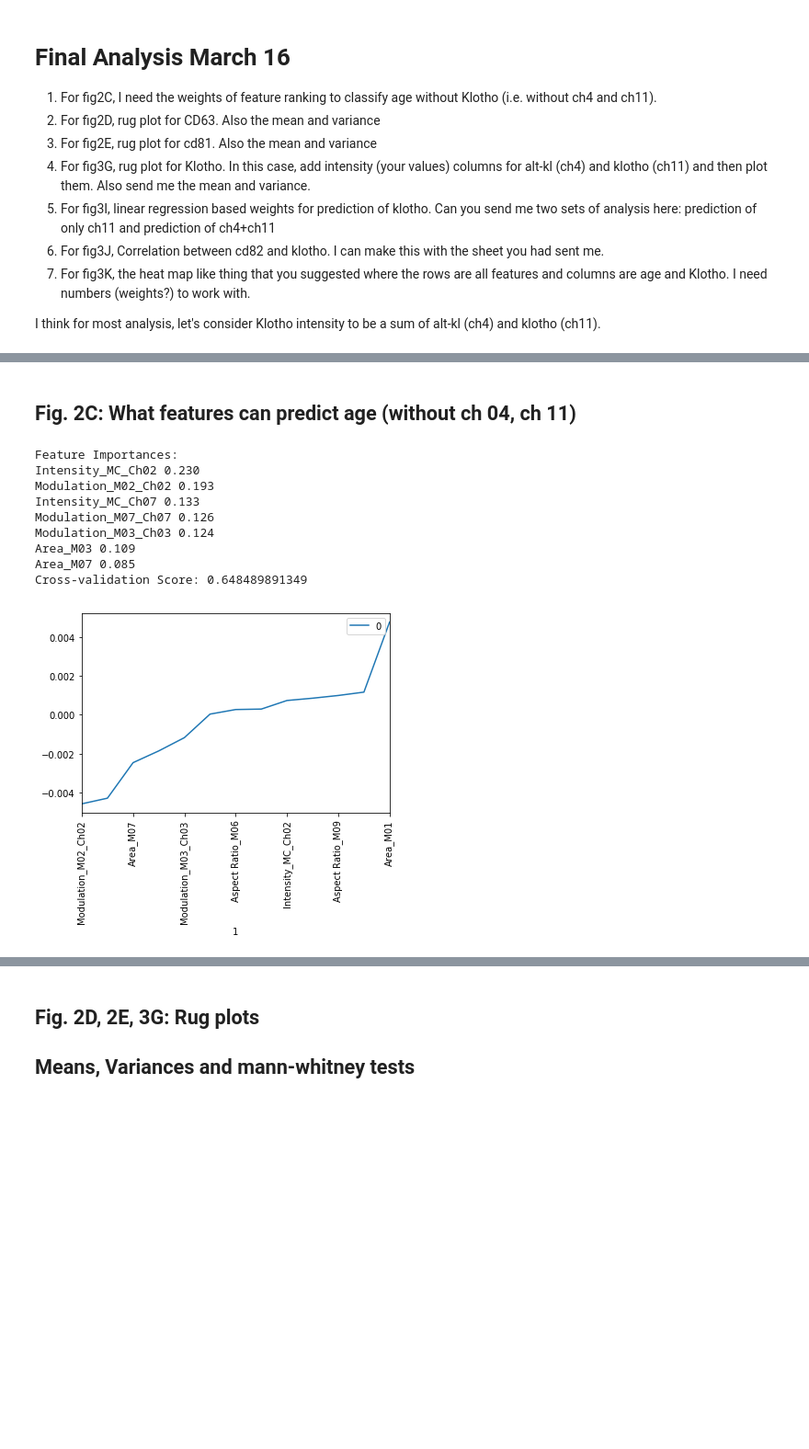
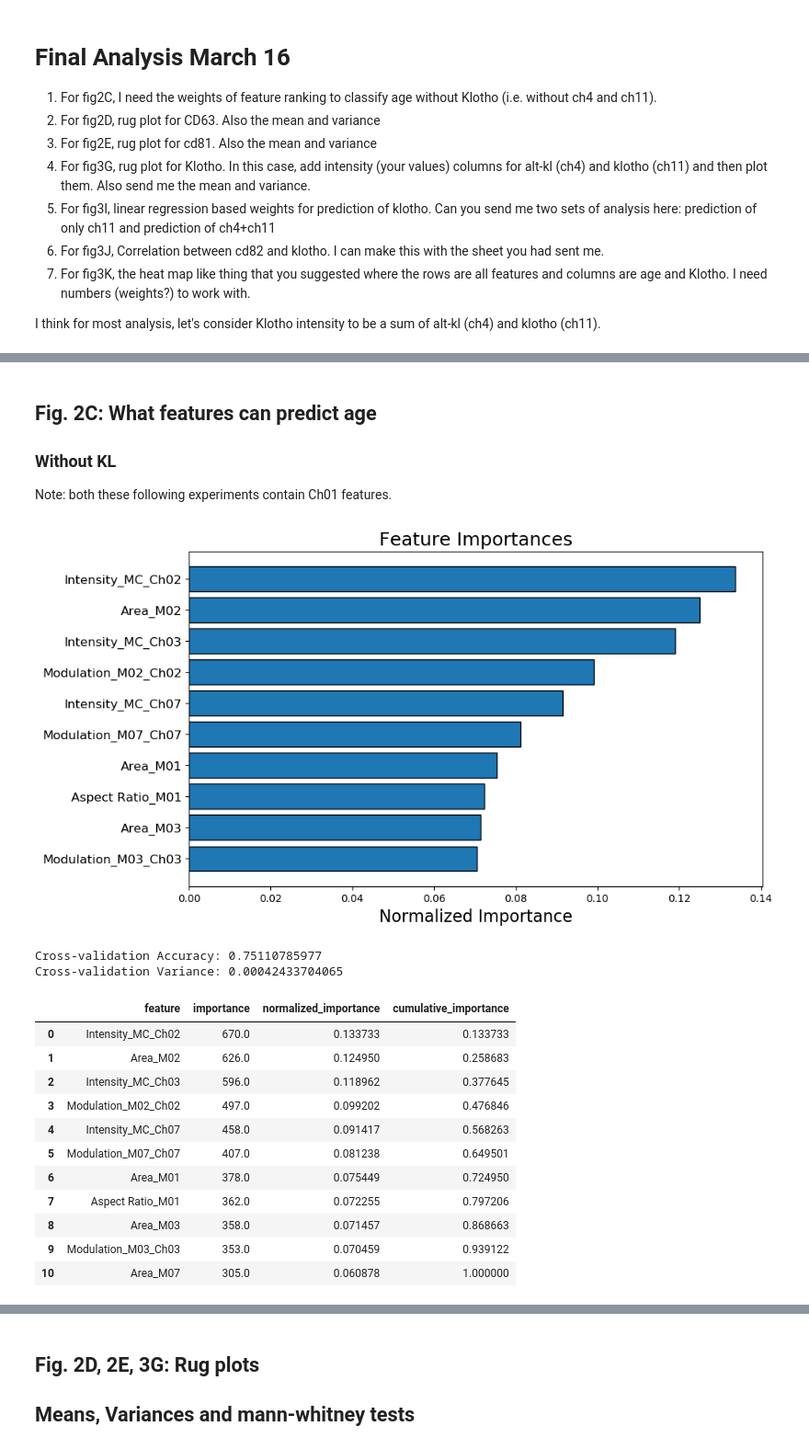
Before and after one commit to ankitbhatia/bioimage_aging, a Jupyter notebook: Final Analysis March 16.ipynb, the cells around one changed output, grey strips where cells are left out. Shown at 92% size. Drawn from its saved outputs; the diff is of its cells as text; code cells hidden in the pictures; blank space fills up the shorter version.

```diff
--- a/Final Analysis March 16.ipynb
+++ b/Final Analysis March 16.ipynb
@@ -135,61 +100,61 @@ filtered_db = unfiltered_db[data]
 # %% [markdown]
-## Fig. 2C: What features can predict age (without ch 04, ch 11)
+## Fig. 2C: What features can predict age
+
+### Without KL
+
+Note: both these following experiments contain Ch01 features.
 # %%
 new_db = filtered_db
-#When I was calling this function, it wasn't actually doing anything. No wonder we were getting
-#such crappy accuracies.
 new_db = new_db.sample(frac=1)
 
 # Create the outputs Class
 Y = new_db.Class.to_numpy()
 Y = Y>0 # young =1 old = 0
 
 X = new_db.drop(['Class', 'Object Number',], axis=1)
 X = X.drop([i for i in X.columns if "Bkgd Mean" in i] , axis=1)
-X = X.drop([i for i in X.columns if "01" in i] , axis=1)
+# X = X.drop([i for i in X.columns if "01" in i] , axis=1)
 X = X.drop([i for i in X.columns if "09" in i] , axis=1)
 X = X.drop([i for i in X.columns if "06" in i] , axis=1)
 X = X.drop([i for i in X.columns if "04" in i] , axis=1)
 X = X.drop([i for i in X.columns if "11" in i] , axis=1)
+X = X.drop([i for i in X.columns if "KL" in i] , axis=1)
 
 #This should drop nothing.
 X = X.drop(X.columns[X.isna().any()].tolist(), axis=1)
 
-# train a classifier on all the data
-clf = DecisionTreeClassifier(criterion='entropy')
-sol = clf.fit(X.to_numpy(),Y.astype('int'))
-
-# Print out the feature importances
-print('Feature Importances:')
-imp = sol.feature_importances_
-features = {}
-for i in range(0,X.shape[1]):
-    print(X.columns[np.argmax(imp)] + ' ' + '{:0.3f}'.format(np.max(imp)))
-    features[X.columns[np.argmax(imp)]] = np.max(imp)
-    imp[np.argmax(imp)] = 0
+with io.capture_output() as captured:
+    fs = FeatureSelector(data = X, labels = Y)
+    fs.identify_missing(missing_threshold=0.6);
+    fs.identify_single_unique()
+    fs.identify_collinear(correlation_threshold=0.975)
+    # fs.plot_collinear(plot_all=True)
+    fs.identify_zero_importance(task = 'classification', eval_metric = 'auc',
+                                n_iterations = 10, early_stopping = True)
+fs.plot_feature_importances(plot_n = 12)
 
 # Print the crossvalidation score:
-s = cross_val_score(clf, X.to_numpy(), Y.astype('int'), cv=20, n_jobs=-1)
-print('Cross-validation Score: ' + str(np.mean(s)))
+model = LGBMClassifier(n_estimators=1000, learning_rate=0.05, verbose=1)
+s = cross_val_score(model, X.to_numpy(), Y.astype('int'), cv=20, n_jobs=-1)
+print('Cross-validation Accuracy: ' + str(np.mean(s)))
+print('Cross-validation Variance: ' + str(np.var(s)))
 
-# Plot a graph with all the features
-# sorted_d = OrderedDict(sorted(features.items(), key=lambda x: x[1]))
-# names = list(sorted_d.keys())
-# values = list(sorted_d.values())
 
-df = pd.DataFrame(list(zip(values,names))).set_index(1)
-
-df.plot.line(rot=90)
-
-features_1 = features
+features_0 = fs.feature_importances
+fs.feature_importances
 # %% [output]
+[figure, new version]
-Feature Importances:
-Intensity_MC_Ch02 0.230
-Modulation_M02_Ch02 0.193
-Intensity_MC_Ch07 0.133
-Modulation_M07_Ch07 0.126
-Modulation_M03_Ch03 0.124
-Area_M03 0.109
-Area_M07 0.085
-Cross-validation Score: 0.648489891349
+Cross-validation Accuracy: 0.75110785977
+Cross-validation Variance: 0.00042433704065
-[figure, old version]
+|  | feature | importance | normalized_importance | cumulative_importance |
+| 0 | Intensity_MC_Ch02 | 670.0 | 0.133733 | 0.133733 |
+| 1 | Area_M02 | 626.0 | 0.124950 | 0.258683 |
+| 2 | Intensity_MC_Ch03 | 596.0 | 0.118962 | 0.377645 |
+| 3 | Modulation_M02_Ch02 | 497.0 | 0.099202 | 0.476846 |
+| 4 | Intensity_MC_Ch07 | 458.0 | 0.091417 | 0.568263 |
+| 5 | Modulation_M07_Ch07 | 407.0 | 0.081238 | 0.649501 |
+| 6 | Area_M01 | 378.0 | 0.075449 | 0.724950 |
+| 7 | Aspect Ratio_M01 | 362.0 | 0.072255 | 0.797206 |
+| 8 | Area_M03 | 358.0 | 0.071457 | 0.868663 |
+| 9 | Modulation_M03_Ch03 | 353.0 | 0.070459 | 0.939122 |
+| 10 | Area_M07 | 305.0 | 0.060878 | 1.000000 |
```
Also changed, not shown: parts of 28 cells of this notebook, 6 other files.
